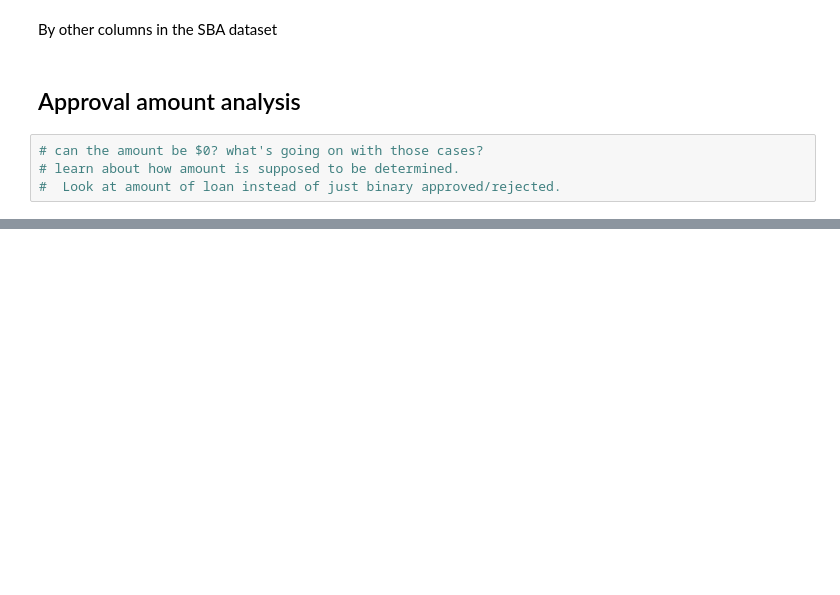
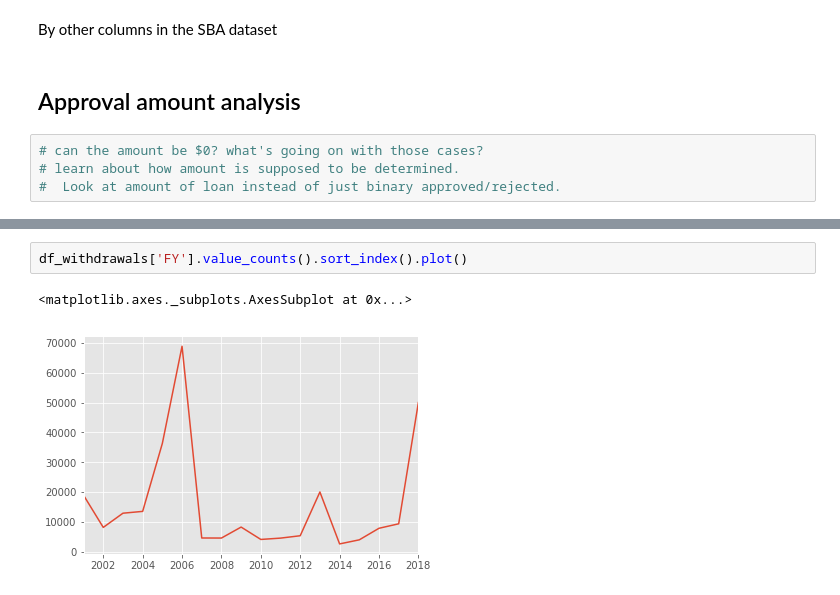
Before and after one commit to PublicI/sba-disaster-loans, a Jupyter notebook: SBA Data Analysis.ipynb, the cells around one changed output, grey strips where cells are left out. Saved outputs shown, nothing was run; the diff lists cells and outputs as text; blank space fills up the shorter version.

```diff
--- a/SBA Data Analysis.ipynb
+++ b/SBA Data Analysis.ipynb
@@ -945,0 +992,5 @@ Name: WD_CODES, dtype: int64
+# %%
+df_withdrawals['FY'].value_counts().sort_index().plot()
+# %% [output]
+<matplotlib.axes._subplots.AxesSubplot at 0x...>
+[figure, added]
```
Also changed, not shown: parts of 16 cells of this notebook.
